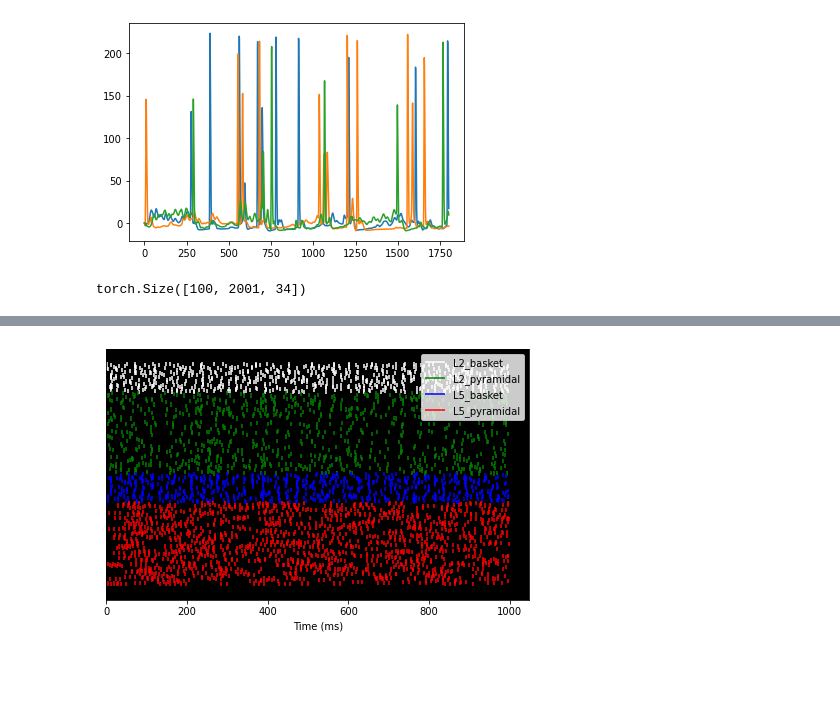
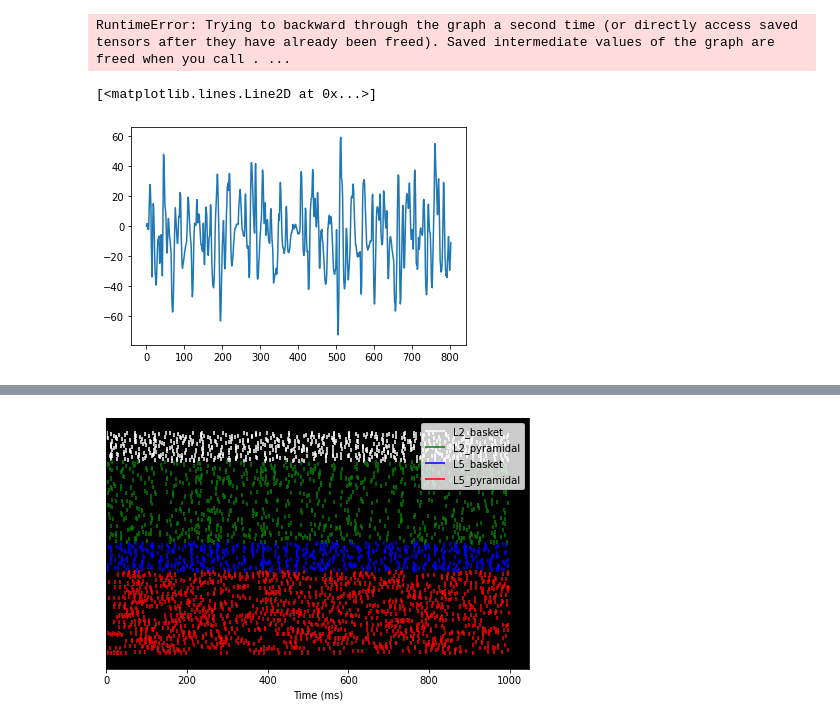
Before and after one commit to ntolley/bayesian_surrogates, a Jupyter notebook: surrogate_network.ipynb, the cells around one changed output, grey strips where cells are left out. Saved outputs shown, nothing was run; the diff lists cells and outputs as text; code cells hidden in the pictures; blank space fills up the shorter version.

```diff
--- a/surrogate_network.ipynb
+++ b/surrogate_network.ipynb
@@ -53,8 +53,6 @@ params = read_params(params_fname)
 # params.update({'N_pyr_x': 3, 'N_pyr_y': 3})
 
 net = calcium_model(params)
-params.update({'N_pyr_x': 20, 'N_pyr_y': 20})
-net_big = calcium_model(params)
 
 
 # Extract all E-I connection types
@@ -86,10 +84,10 @@ net_drive = net.copy()
 net_drive.clear_connectivity()
 net_connectivity = net_big.copy()
 _ = simulate_dipole(net_drive, dt=0.5, tstop=1000, record_vsec='all', record_isec='all', record_dcell=True)
-# _ = simulate_dipole(net_connectivity, dt=0.5, tstop=1, record_vsec='all', record_isec='all', record_dcell=True)
+_ = simulate_dipole(net_connectivity, dt=0.5, tstop=1, record_vsec='all', record_isec='all', record_dcell=True)
 
 network_data_drive = Network_Data(net_drive, soma_filter=True)
-# network_data_connectivity = Network_Data(net_connectivity, soma_filter=True)
+network_data_connectivity = Network_Data(net_connectivity, soma_filter=True)
 # %%
 # Make input spike dict initialized with prox/distal noisy drive
 input_spike_dict = dict()
@@ -244,8 +273,8 @@ class model_network(nn.Module):
 # %%
 model_pytorch = model_network(net, model_dict, dataset_dict, network_data_connectivity, device=device, bidirectional=False)
 # %%
-model = torch.jit.script(model_pytorch, ).to(device)
-# model = model_pytorch.to(device)
+# model = torch.jit.script(model_pytorch).to(device)
+model = model_pytorch.to(device)
 # %%
 # Make input spike dict initialized with prox/distal noisy drive
 input_spike_dict = dict()
@@ -260,0 +298,11 @@ with torch.no_grad():
+# %%
+dpl = torch.stack(pred[0])[:,:,1].mean(axis=1) + torch.stack(pred[1])[:,:,1].mean(axis=1)
+
+out_fft = torch.fft.rfft(dpl).abs()
+freq = torch.fft.rfftfreq(dpl.size(0), 0.5 / 1e3)
+
+
+power = torch.sum(out_fft[torch.logical_and(freq > 25, freq < 30)])
+total_power = torch.sum(out_fft[torch.logical_and(freq > 1, freq < 100)])
+
+relative_power = - (power / total_power)
@@ -260,0 +315,4 @@ with torch.no_grad():
+# %%
+relative_power.backward()
+# %% [output]
+RuntimeError: Trying to backward through the graph a second time (or directly access saved tensors after they have already been freed). Saved intermediate values of the graph are freed when you call . ...
@@ -261,9 +321,6 @@ with torch.no_grad():
 # %%
-_ = plt.plot(torch.stack(pred[0])[:,:3].detach().cpu().numpy())
+plt.plot(dpl.detach().cpu().numpy())
 # %% [output]
+[<matplotlib.lines.Line2D at 0x...>]
-[figure, old version]
+[figure, new version]
-# %%
-pred[0].shape
-# %% [output]
-torch.Size([100, 2001, 34])
 # %%
```
Also changed, not shown: parts of 14 cells of this notebook, 1 other file.
